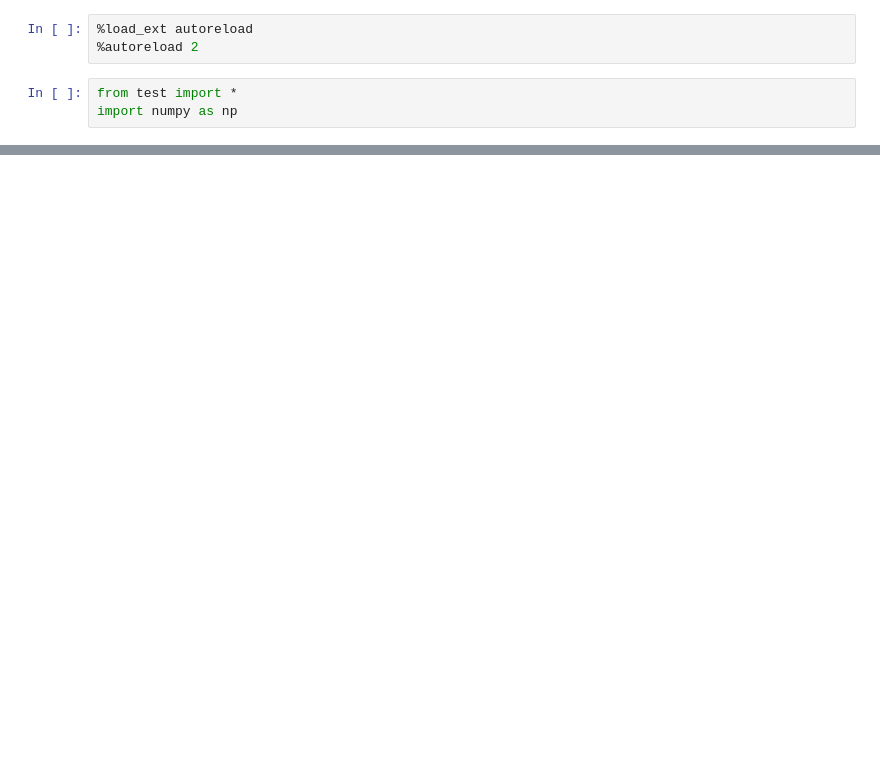
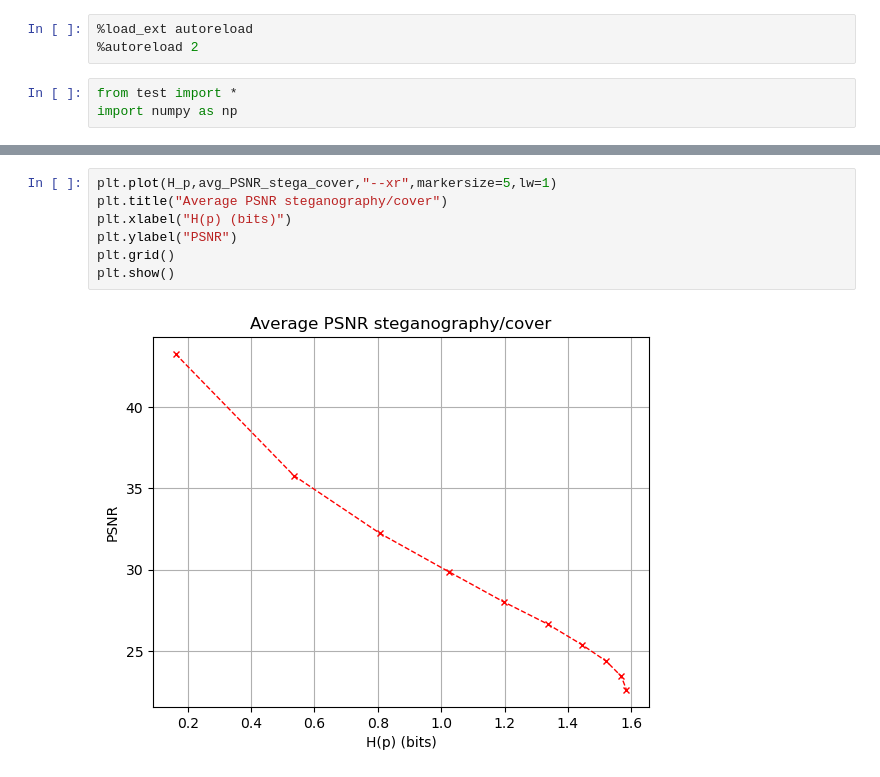
Before and after one commit to LucasSLD/steganography, a Jupyter notebook: demo.ipynb, the cells around one changed output, grey strips where cells are left out. Saved outputs shown, nothing was run; the diff lists cells and outputs as text; blank space fills up the shorter version.

```diff
--- a/demo.ipynb
+++ b/demo.ipynb
@@ -41 +54,10 @@ H_p = [H(p) for p in P]
+# %%
+plt.plot(H_p,avg_PSNR_stega_cover,"--xr",markersize=5,lw=1)
+plt.title("Average PSNR steganography/cover")
+plt.xlabel("H(p) (bits)")
+plt.ylabel("PSNR")
+plt.grid()
+plt.show()
+# %% [output]
+[figure, added]
 # %%
```
Also changed, not shown: parts of 7 cells of this notebook, 2 other files.
